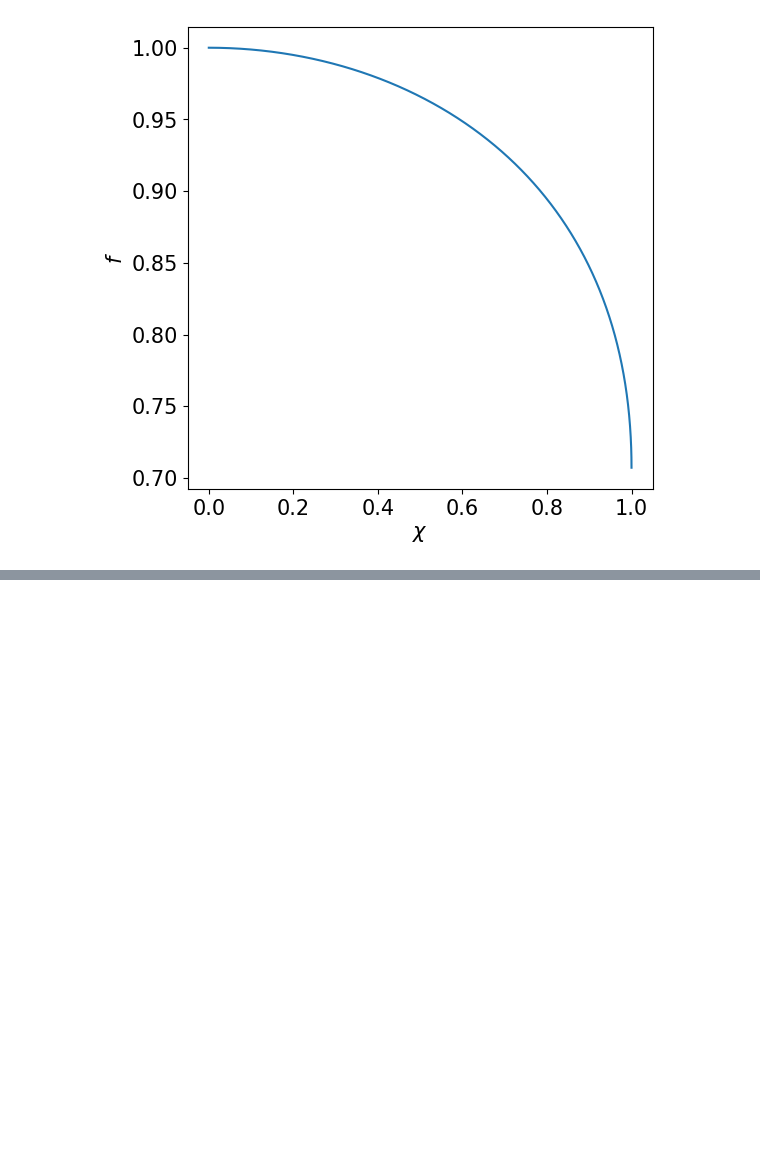
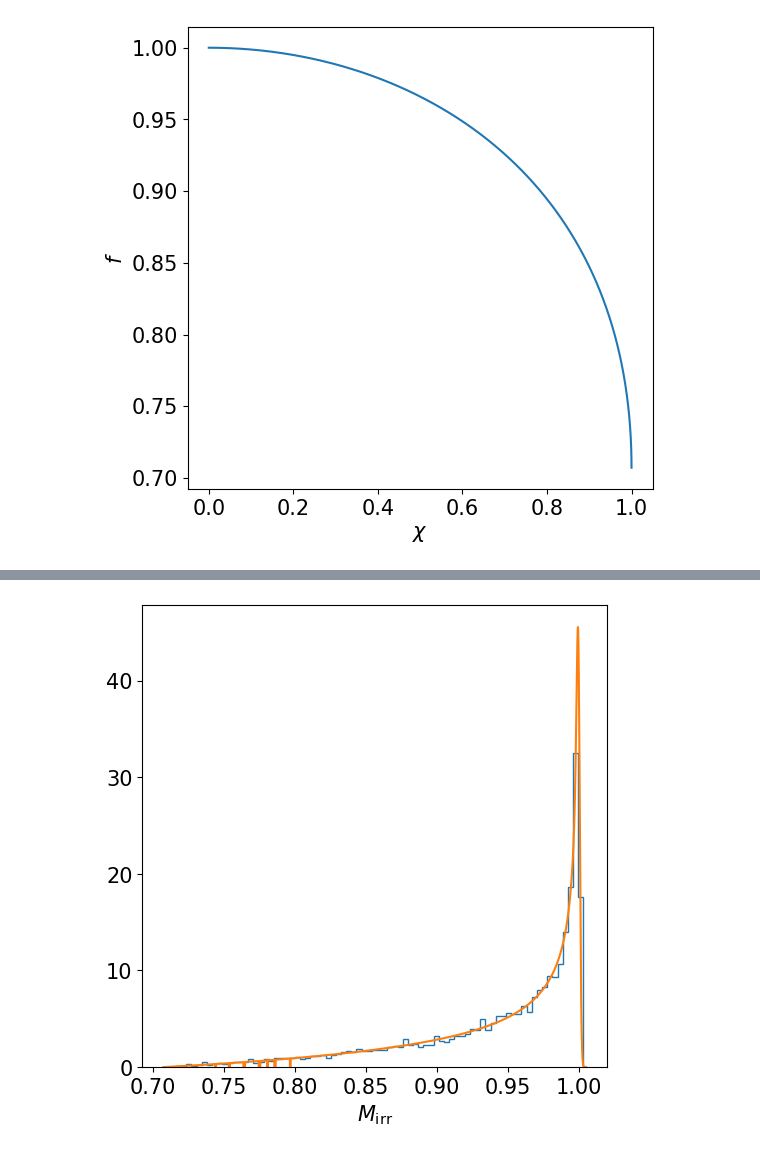
Before and after one commit to costanzamariasala/ilovegit, a Jupyter notebook: lec7_hissolution.ipynb, the cells around one changed output, grey strips where cells are left out. Saved outputs shown, nothing was run; the diff lists cells and outputs as text; code cells hidden in the pictures; blank space fills up the shorter version.

```diff
--- a/lec7_hissolution.ipynb
+++ b/lec7_hissolution.ipynb
@@ -84,0 +76,29 @@ Expected token, found end of text  (at char 11), (line:1, col:12)
+# %%
+# now change the sigma
+
+def plot_M_Mirr(scale):
+
+    x = np.linspace(1-5*scale,1+5*scale,N)
+    M = scipy.stats.norm.pdf(x,1,scale)
+
+    M = np.random.normal(loc=1,scale=scale,size=N)
+
+    chi = np.random.uniform(0,1,N)
+    m = littlef(chi)
+
+    plt.hist(M*m,density=True,histtype='step',bins=80);
+
+    x = np.linspace(min(1-5*scale,1/np.sqrt(2)),1+5*scale,N)
+
+    def integrand(f,x):
+        return ((2/np.pi)**0.5 / scale ) * np.exp(-(x/f-1)**2/(2*scale**2)) * (2*f**2-1)/(1 - f**2)**0.5 / f
+
+    Mirr = [scipy.integrate.quad(lambda f: integrand(f,xt), 1/2**0.5,1)[0] for xt in tqdm(x)]
+
+    plt.plot(x,Mirr)
+    plt.xlabel('$M_{\\rm irr}$')
+# %%
+# for small sigmas this looks like the distribution of f
+plot_M_Mirr(0.001)
+# %% [output]
+[figure, added]
```
Also changed, not shown: parts of 10 cells of this notebook.
